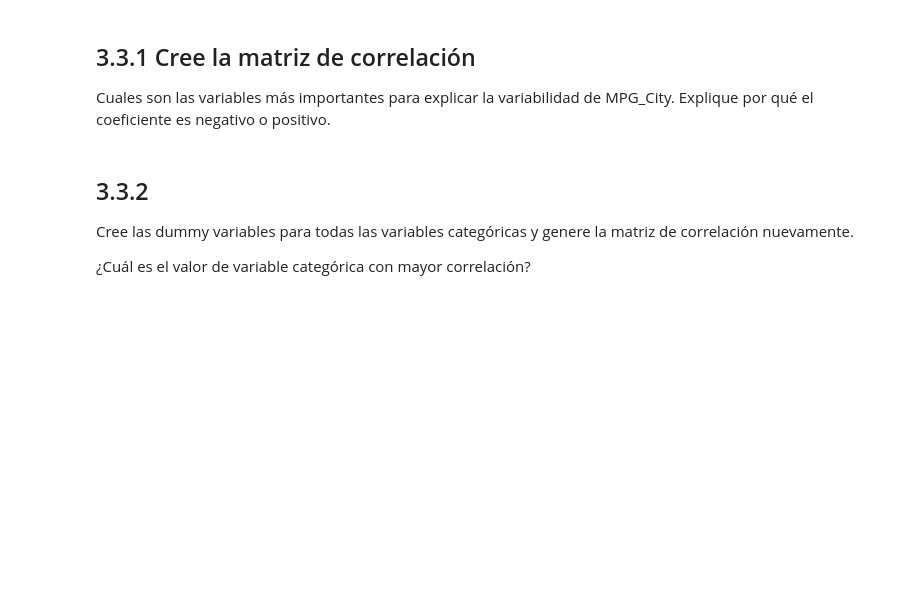
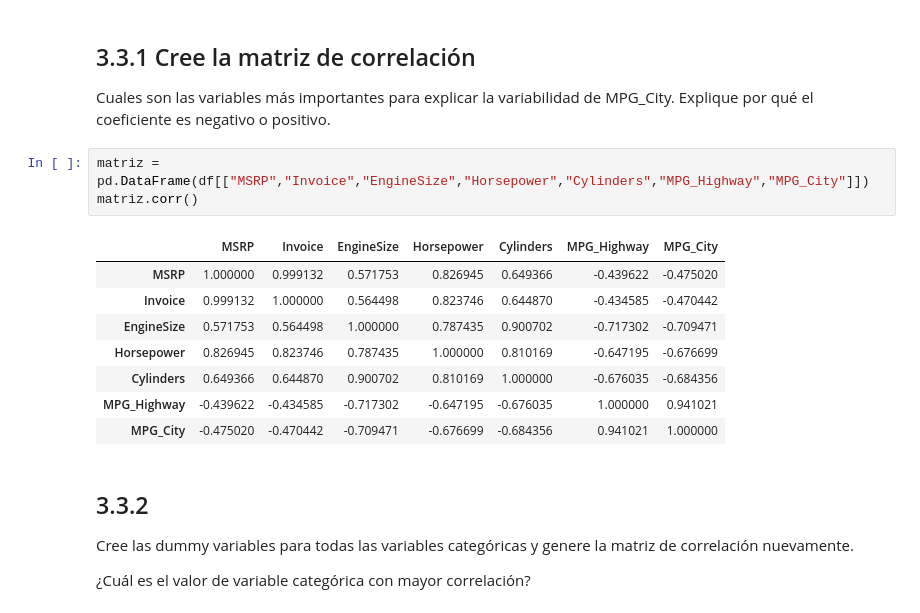
Before and after one commit to MiguelRiosT/Estadistica3_2023-2, a Jupyter notebook: Tarea1/src/notebook/Punto3.ipynb, the cells around one changed output. Saved outputs shown, nothing was run; the diff lists cells and outputs as text; blank space fills up the shorter version.

```diff
--- a/Tarea1/src/notebook/Punto3.ipynb
+++ b/Tarea1/src/notebook/Punto3.ipynb
@@ -634,6 +634,18 @@ y tener una lenght baja tampoco asegura un buen rendimiento en millas por galón
 ## 3.3.1 Cree la matriz de correlación
 
 Cuales son las variables más importantes para explicar la variabilidad de MPG_City. Explique por qué el coeficiente es negativo o positivo.
+# %%
+matriz = pd.DataFrame(df[["MSRP","Invoice","EngineSize","Horsepower","Cylinders","MPG_Highway","MPG_City"]])
+matriz.corr()
+# %% [output]
+|  | MSRP | Invoice | EngineSize | Horsepower | Cylinders | MPG_Highway | MPG_City |
+| MSRP | 1.000000 | 0.999132 | 0.571753 | 0.826945 | 0.649366 | -0.439622 | -0.475020 |
+| Invoice | 0.999132 | 1.000000 | 0.564498 | 0.823746 | 0.644870 | -0.434585 | -0.470442 |
+| EngineSize | 0.571753 | 0.564498 | 1.000000 | 0.787435 | 0.900702 | -0.717302 | -0.709471 |
+| Horsepower | 0.826945 | 0.823746 | 0.787435 | 1.000000 | 0.810169 | -0.647195 | -0.676699 |
+| Cylinders | 0.649366 | 0.644870 | 0.900702 | 0.810169 | 1.000000 | -0.676035 | -0.684356 |
+| MPG_Highway | -0.439622 | -0.434585 | -0.717302 | -0.647195 | -0.676035 | 1.000000 | 0.941021 |
+| MPG_City | -0.475020 | -0.470442 | -0.709471 | -0.676699 | -0.684356 | 0.941021 | 1.000000 |
 # %% [markdown]
 ## 3.3.2
 
```
Also changed, not shown: parts of 4 cells of this notebook.
